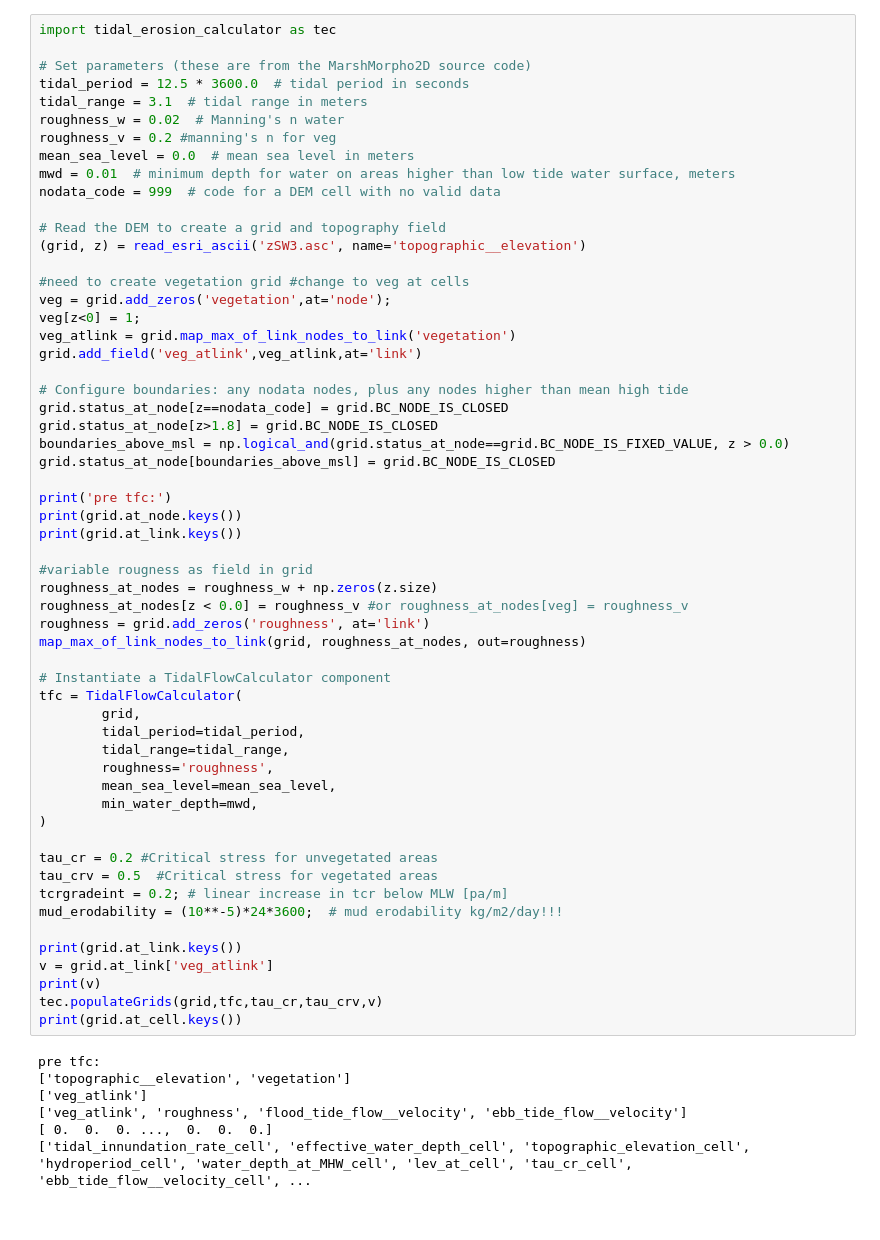
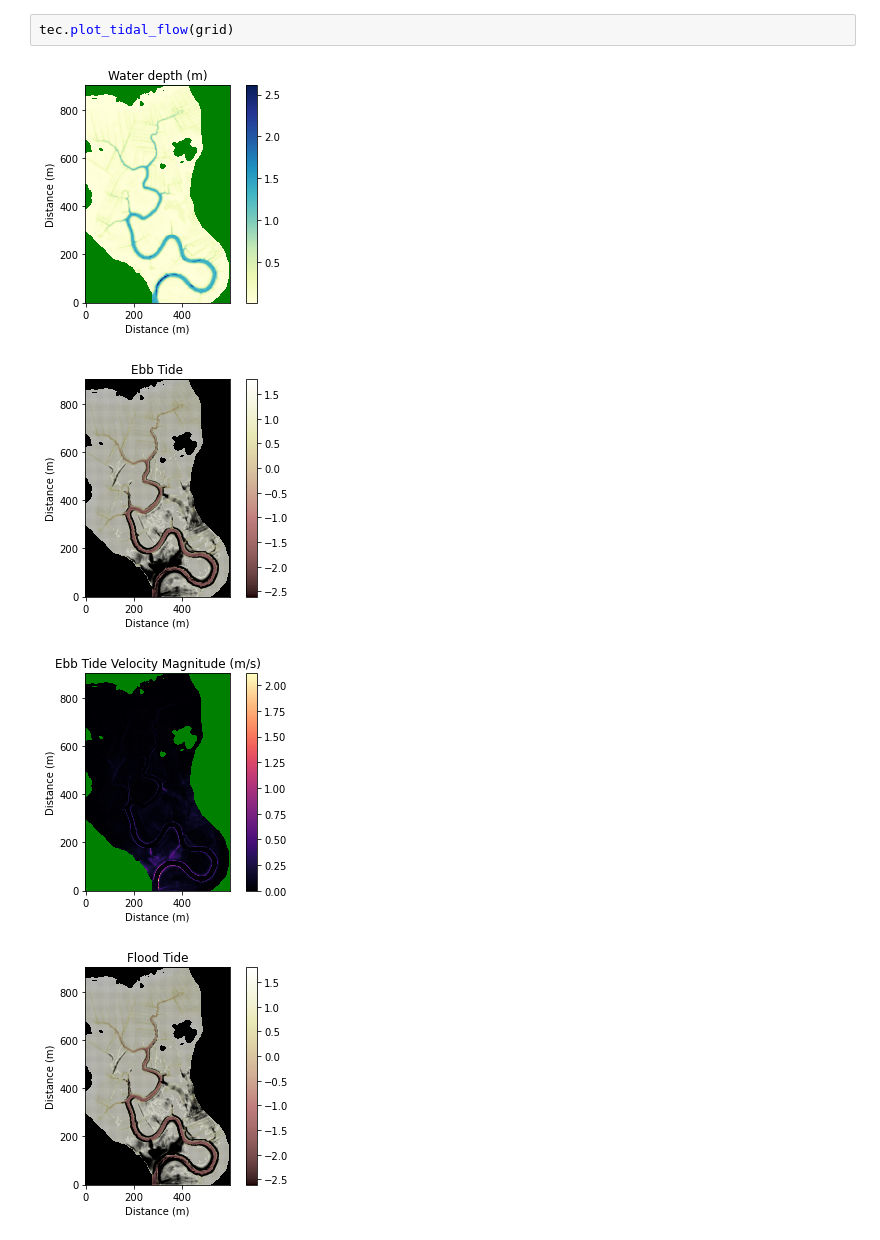
Before and after one commit to rmallen86/CoastalTeam, a Jupyter notebook: TidalFlow2ACO.ipynb, the cells around one changed output. Drawn from its saved outputs; the diff is of its cells as text.

```diff
--- a/TidalFlow2ACO.ipynb
+++ b/TidalFlow2ACO.ipynb
@@ -204,64 +75,7 @@ np.pi
-# %%
-import tidal_erosion_calculator as tec
-
-# Set parameters (these are from the MarshMorpho2D source code)
-tidal_period = 12.5 * 3600.0  # tidal period in seconds
-tidal_range = 3.1  # tidal range in meters
-roughness_w = 0.02  # Manning's n water
-roughness_v = 0.2 #manning's n for veg
-mean_sea_level = 0.0  # mean sea level in meters
-mwd = 0.01  # minimum depth for water on areas higher than low tide water surface, meters
-nodata_code = 999  # code for a DEM cell with no valid data
-
-# Read the DEM to create a grid and topography field
-(grid, z) = read_esri_ascii('zSW3.asc', name='topographic__elevation')
-
-#need to create vegetation grid #change to veg at cells
-veg = grid.add_zeros('vegetation',at='node');
-veg[z<0] = 1;
-veg_atlink = grid.map_max_of_link_nodes_to_link('vegetation')
-grid.add_field('veg_atlink',veg_atlink,at='link')
-
-# Configure boundaries: any nodata nodes, plus any nodes higher than mean high tide
-grid.status_at_node[z==nodata_code] = grid.BC_NODE_IS_CLOSED
-grid.status_at_node[z>1.8] = grid.BC_NODE_IS_CLOSED
-boundaries_above_msl = np.logical_and(grid.status_at_node==grid.BC_NODE_IS_FIXED_VALUE, z > 0.0)
-grid.status_at_node[boundaries_above_msl] = grid.BC_NODE_IS_CLOSED
-
-print('pre tfc:')
-print(grid.at_node.keys())
-print(grid.at_link.keys())
-
-#variable rougness as field in grid
-roughness_at_nodes = roughness_w + np.zeros(z.size)
-roughness_at_nodes[z < 0.0] = roughness_v #or roughness_at_nodes[veg] = roughness_v
-roughness = grid.add_zeros('roughness', at='link')
-map_max_of_link_nodes_to_link(grid, roughness_at_nodes, out=roughness)
-
-# Instantiate a TidalFlowCalculator component
-tfc = TidalFlowCalculator(
-        grid,
-        tidal_period=tidal_period,
-        tidal_range=tidal_range,
-        roughness='roughness',
-        mean_sea_level=mean_sea_level,
-        min_water_depth=mwd,
-)
-
-tau_cr = 0.2 #Critical stress for unvegetated areas
-tau_crv = 0.5  #Critical stress for vegetated areas
-tcrgradeint = 0.2; # linear increase in tcr below MLW [pa/m]
-mud_erodability = (10**-5)*24*3600;  # mud erodability kg/m2/day!!!
-
-print(grid.at_link.keys())
-v = grid.at_link['veg_atlink']
-print(v)
-tec.populateGrids(grid,tfc,tau_cr,tau_crv,v)
-print(grid.at_cell.keys())
-# %% [output]
-pre tfc:
-['topographic__elevation', 'vegetation']
-['veg_atlink']
-['veg_atlink', 'roughness', 'flood_tide_flow__velocity', 'ebb_tide_flow__velocity']
-[ 0.  0.  0. ...,  0.  0.  0.]
-['tidal_innundation_rate_cell', 'effective_water_depth_cell', 'topographic_elevation_cell', 'hydroperiod_cell', 'water_depth_at_MHW_cell', 'lev_at_cell', 'tau_cr_cell', 'ebb_tide_flow__velocity_cell', ...
+# %%
+tec.plot_tidal_flow(grid)
+# %% [output]
+[figure, added]
+[figure, added]
+[figure, added]
+[figure, added]
```
Also changed, not shown: parts of 8 cells of this notebook.
